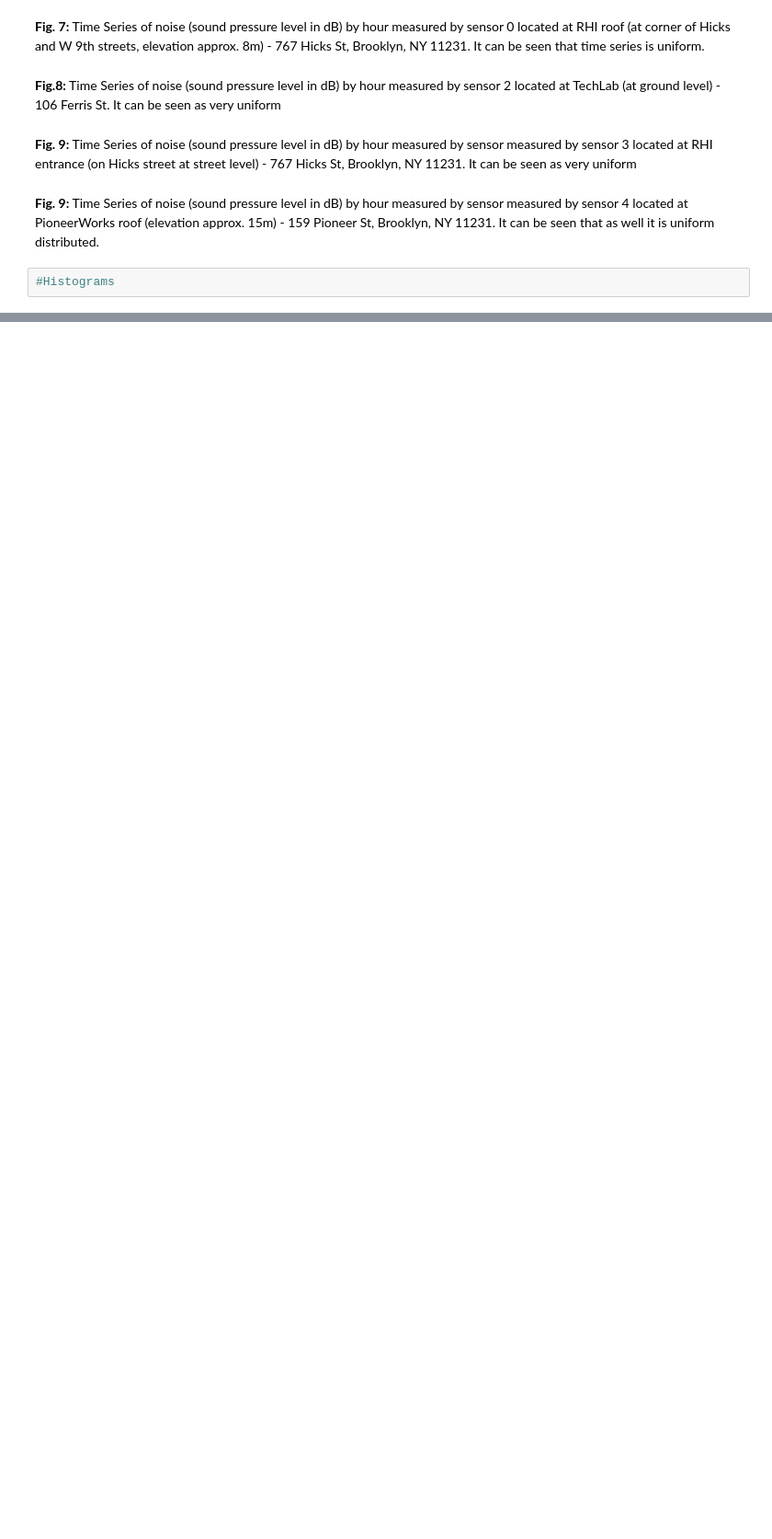
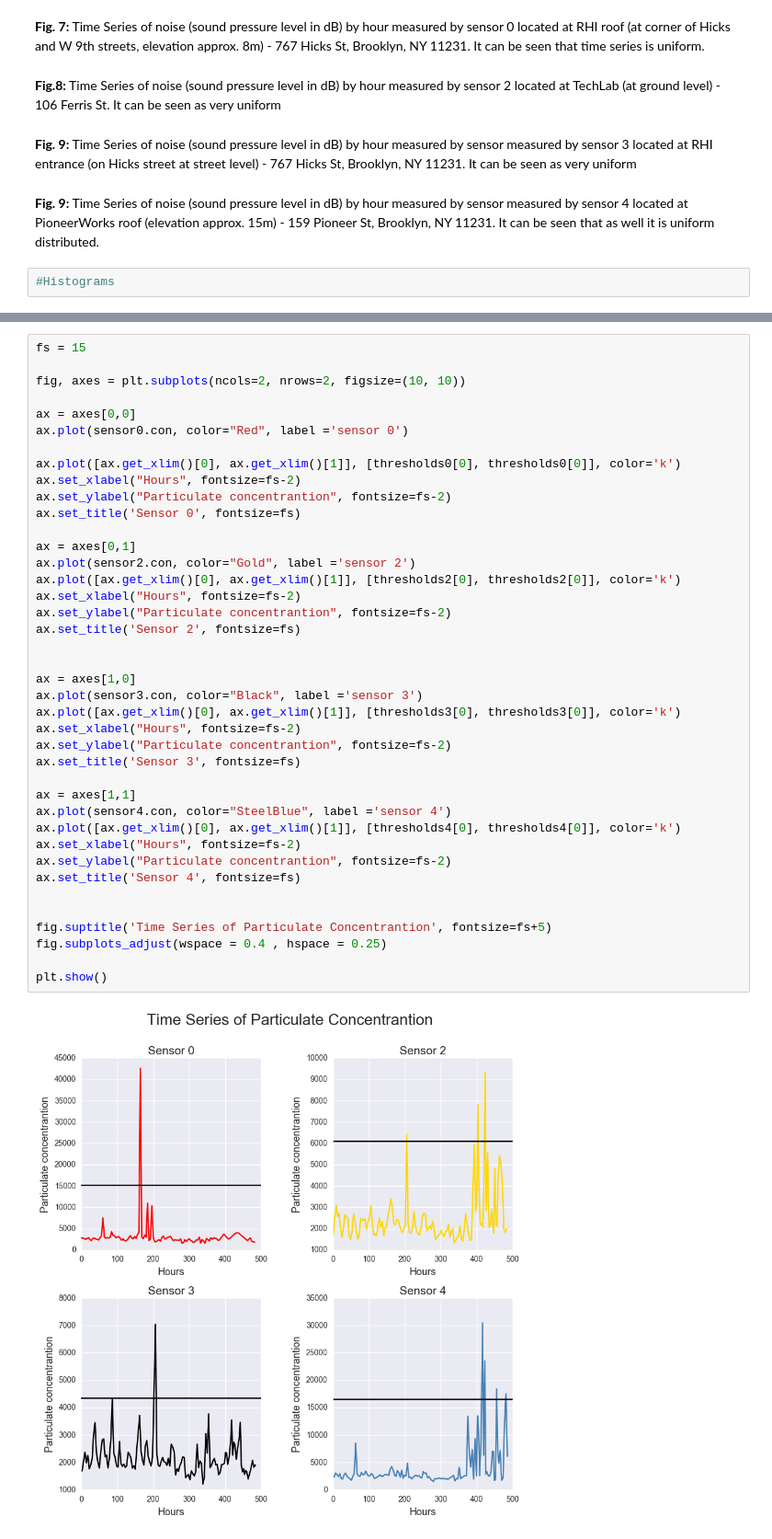
Before and after one commit to esanzglez/Air_Quality_Analysis, a Jupyter notebook: Air_Quality_Sensor_Analysis.ipynb, the cells around one changed output, grey strips where cells are left out. Shown at 92% size. Saved outputs shown, nothing was run; the diff lists cells and outputs as text; blank space fills up the shorter version.

```diff
--- a/Air_Quality_Sensor_Analysis.ipynb
+++ b/Air_Quality_Sensor_Analysis.ipynb
@@ -262,0 +320,42 @@ plt.show()
+# %%
+fs = 15
+
+fig, axes = plt.subplots(ncols=2, nrows=2, figsize=(10, 10))
+
+ax = axes[0,0]
+ax.plot(sensor0.con, color="Red", label ='sensor 0')
+
+ax.plot([ax.get_xlim()[0], ax.get_xlim()[1]], [thresholds0[0], thresholds0[0]], color='k')
+ax.set_xlabel("Hours", fontsize=fs-2)
+ax.set_ylabel("Particulate concentrantion", fontsize=fs-2)
+ax.set_title('Sensor 0', fontsize=fs)
+
+ax = axes[0,1]
+ax.plot(sensor2.con, color="Gold", label ='sensor 2')
+ax.plot([ax.get_xlim()[0], ax.get_xlim()[1]], [thresholds2[0], thresholds2[0]], color='k')
+ax.set_xlabel("Hours", fontsize=fs-2)
+ax.set_ylabel("Particulate concentrantion", fontsize=fs-2)
+ax.set_title('Sensor 2', fontsize=fs)
+
+
+ax = axes[1,0]
+ax.plot(sensor3.con, color="Black", label ='sensor 3')
+ax.plot([ax.get_xlim()[0], ax.get_xlim()[1]], [thresholds3[0], thresholds3[0]], color='k')
+ax.set_xlabel("Hours", fontsize=fs-2)
+ax.set_ylabel("Particulate concentrantion", fontsize=fs-2)
+ax.set_title('Sensor 3', fontsize=fs)
+
+ax = axes[1,1]
+ax.plot(sensor4.con, color="SteelBlue", label ='sensor 4')
+ax.plot([ax.get_xlim()[0], ax.get_xlim()[1]], [thresholds4[0], thresholds4[0]], color='k')
+ax.set_xlabel("Hours", fontsize=fs-2)
+ax.set_ylabel("Particulate concentrantion", fontsize=fs-2)
+ax.set_title('Sensor 4', fontsize=fs)
+
+
+fig.suptitle('Time Series of Particulate Concentrantion', fontsize=fs+5)
+fig.subplots_adjust(wspace = 0.4 , hspace = 0.25)
+
+plt.show()
+# %% [output]
+[figure, added]
```
Also changed, not shown: parts of 26 cells of this notebook.
